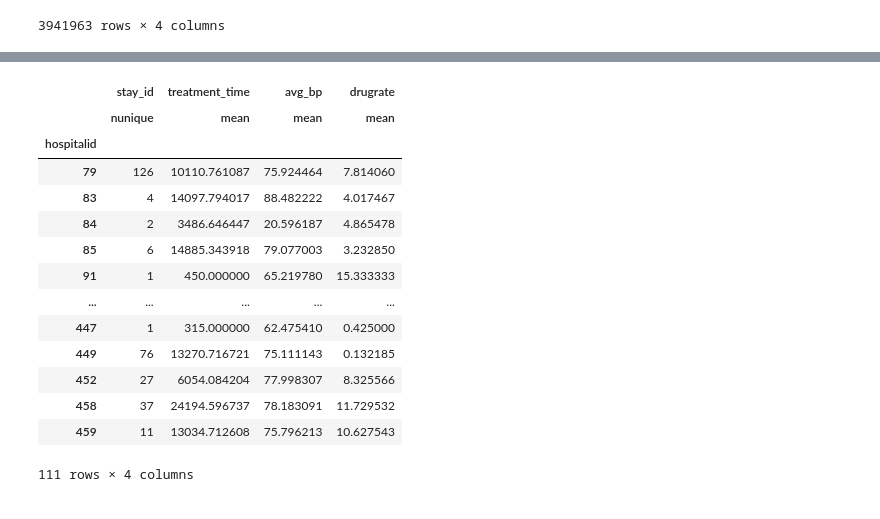
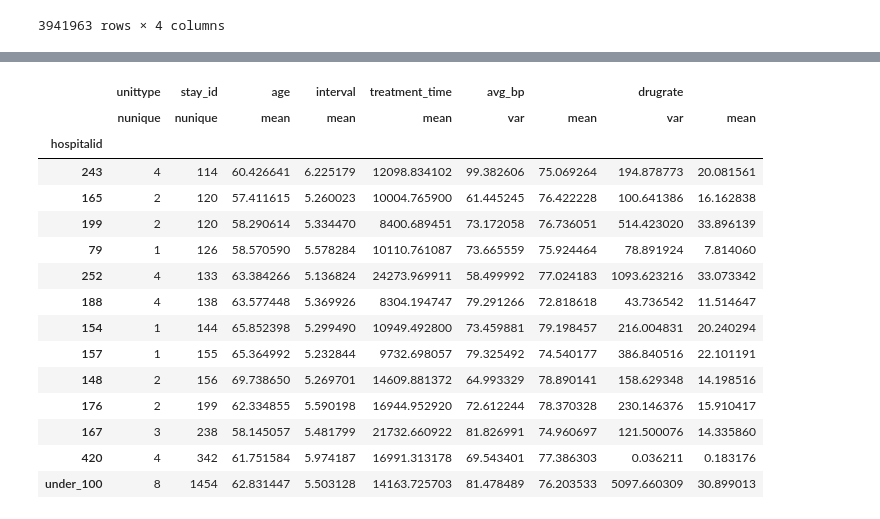
Before and after one commit to EytanSlotnik/FinalProjDS, a Jupyter notebook: notebooks/proporsal.ipynb, the cells around one changed output, grey strips where cells are left out. Drawn from its saved outputs; the diff is of its cells as text; code cells hidden in the pictures.

```diff
--- a/notebooks/proporsal.ipynb
+++ b/notebooks/proporsal.ipynb
@@ -160,3 +173,6 @@ Indexing with multiple keys (implicitly converted to a tuple of keys) will be de
+# %%
+# add age
+bp["age"] = pd.to_numeric(bp["stay_id"].map(patient.set_index("patientunitstayid")["age"]), errors='coerce')
 # %%
 # add column of hospitalid, unittype and wardid to the bp table corelated to patientunitstayid
 bp["hospitalid"] = bp["stay_id"].map(patient.set_index("patientunitstayid")["hospitalid"])
@@ -179,0 +196,14 @@ bp
+# %%
+# add amount of pateints per hospital
+bp_hospital = bp.groupby('hospitalid').agg({'stay_id': ['nunique']})
+bp['pat_per_hos'] = bp["hospitalid"].map(bp_hospital[('stay_id', 'nunique')])
+# %%
+#combine all hospitals with less then 100 patients
+bp['hospitalid'] = np.where(bp['pat_per_hos'] <= 100, 'under_100', bp['hospitalid'])
+
+# bp_over_100 = bp[bp['pat_per_hos'] > 100]
+# # Calculate average of columns in df_under_100
+# bp_under_100 = bp_under_100.mean()
+# bp_under_100 = pd.DataFrame(bp_under_100)
+# # sum_bp = pd.concat([sum_bp_under_100, sum_bp_over_100])
+bp
@@ -180,24 +224,35 @@ bp
 # %%
+
+
 interval_total = bp.groupby('stay_id')['interval'].sum()
 bp['treatment_time'] = bp["stay_id"].map(interval_total)
 avg_bp = bp.groupby('stay_id')['cur_bp'].mean()
 bp['avg_bp'] = bp["stay_id"].map(avg_bp)
 bp
-sum_bp = bp.groupby('hospitalid').agg({'stay_id': ['nunique'], 'treatment_time': ['mean'], 'avg_bp': ['mean'], 'drugrate': ['mean']})
+sum_bp = bp.groupby(
+    'hospitalid').agg(
+        {'unittype': ['nunique'],
+        'stay_id': ['nunique'],
+        'age': ['mean'],
+        'interval': ['mean'],
+        'treatment_time': ['mean'],
+        'avg_bp': ['var', 'mean'],
+        'drugrate': ['var', 'mean']}).sort_values(by=('stay_id', 'nunique'))
 sum_bp
 # %% [output]
-|  | stay_id | treatment_time | avg_bp | drugrate |
-|  | nunique | mean | mean | mean |
-| hospitalid |  |  |  |  |
-| 79 | 126 | 10110.761087 | 75.924464 | 7.814060 |
-| 83 | 4 | 14097.794017 | 88.482222 | 4.017467 |
-| 84 | 2 | 3486.646447 | 20.596187 | 4.865478 |
-| 85 | 6 | 14885.343918 | 79.077003 | 3.232850 |
-| 91 | 1 | 450.000000 | 65.219780 | 15.333333 |
-| ... | ... | ... | ... | ... |
-| 447 | 1 | 315.000000 | 62.475410 | 0.425000 |
-| 449 | 76 | 13270.716721 | 75.111143 | 0.132185 |
-| 452 | 27 | 6054.084204 | 77.998307 | 8.325566 |
-| 458 | 37 | 24194.596737 | 78.183091 | 11.729532 |
-| 459 | 11 | 13034.712608 | 75.796213 | 10.627543 |
+|  | unittype | stay_id | age | interval | treatment_time | avg_bp |  | drugrate |  |
+|  | nunique | nunique | mean | mean | mean | var | mean | var | mean |
+| hospitalid |  |  |  |  |  |  |  |  |  |
+| 243 | 4 | 114 | 60.426641 | 6.225179 | 12098.834102 | 99.382606 | 75.069264 | 194.878773 | 20.081561 |
+| 165 | 2 | 120 | 57.411615 | 5.260023 | 10004.765900 | 61.445245 | 76.422228 | 100.641386 | 16.162838 |
+| 199 | 2 | 120 | 58.290614 | 5.334470 | 8400.689451 | 73.172058 | 76.736051 | 514.423020 | 33.896139 |
+| 79 | 1 | 126 | 58.570590 | 5.578284 | 10110.761087 | 73.665559 | 75.924464 | 78.891924 | 7.814060 |
+| 252 | 4 | 133 | 63.384266 | 5.136824 | 24273.969911 | 58.499992 | 77.024183 | 1093.623216 | 33.073342 |
+| 188 | 4 | 138 | 63.577448 | 5.369926 | 8304.194747 | 79.291266 | 72.818618 | 43.736542 | 11.514647 |
+| 154 | 1 | 144 | 65.852398 | 5.299490 | 10949.492800 | 73.459881 | 79.198457 | 216.004831 | 20.240294 |
+| 157 | 1 | 155 | 65.364992 | 5.232844 | 9732.698057 | 79.325492 | 74.540177 | 386.840516 | 22.101191 |
+| 148 | 2 | 156 | 69.738650 | 5.269701 | 14609.881372 | 64.993329 | 78.890141 | 158.629348 | 14.198516 |
+| 176 | 2 | 199 | 62.334855 | 5.590198 | 16944.952920 | 72.612244 | 78.370328 | 230.146376 | 15.910417 |
+| 167 | 3 | 238 | 58.145057 | 5.481799 | 21732.660922 | 81.826991 | 74.960697 | 121.500076 | 14.335860 |
+| 420 | 4 | 342 | 61.751584 | 5.974187 | 16991.313178 | 69.543401 | 77.386303 | 0.036211 | 0.183176 |
+| under_100 | 8 | 1454 | 62.831447 | 5.503128 | 14163.725703 | 81.478489 | 76.203533 | 5097.660309 | 30.899013 |
-111 rows × 4 columns
```
Also changed, not shown: parts of 18 cells of this notebook.
